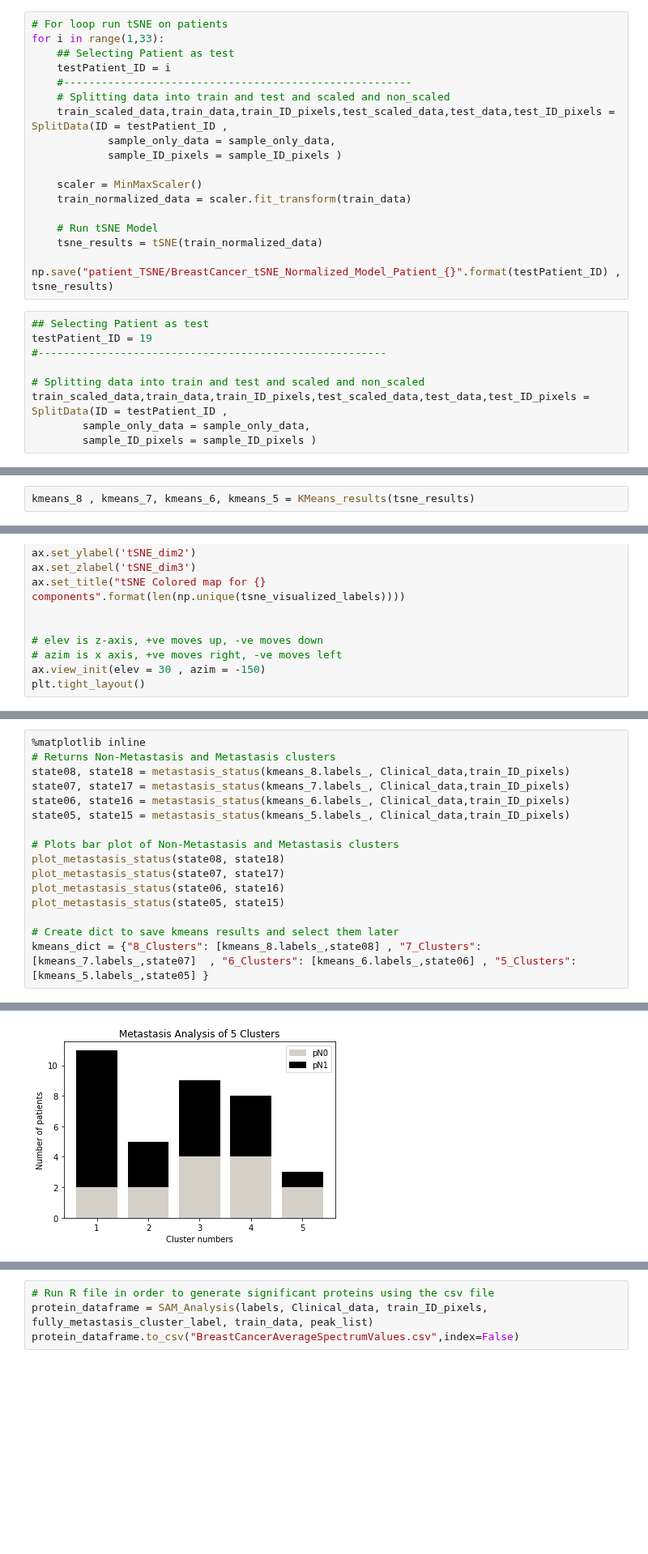
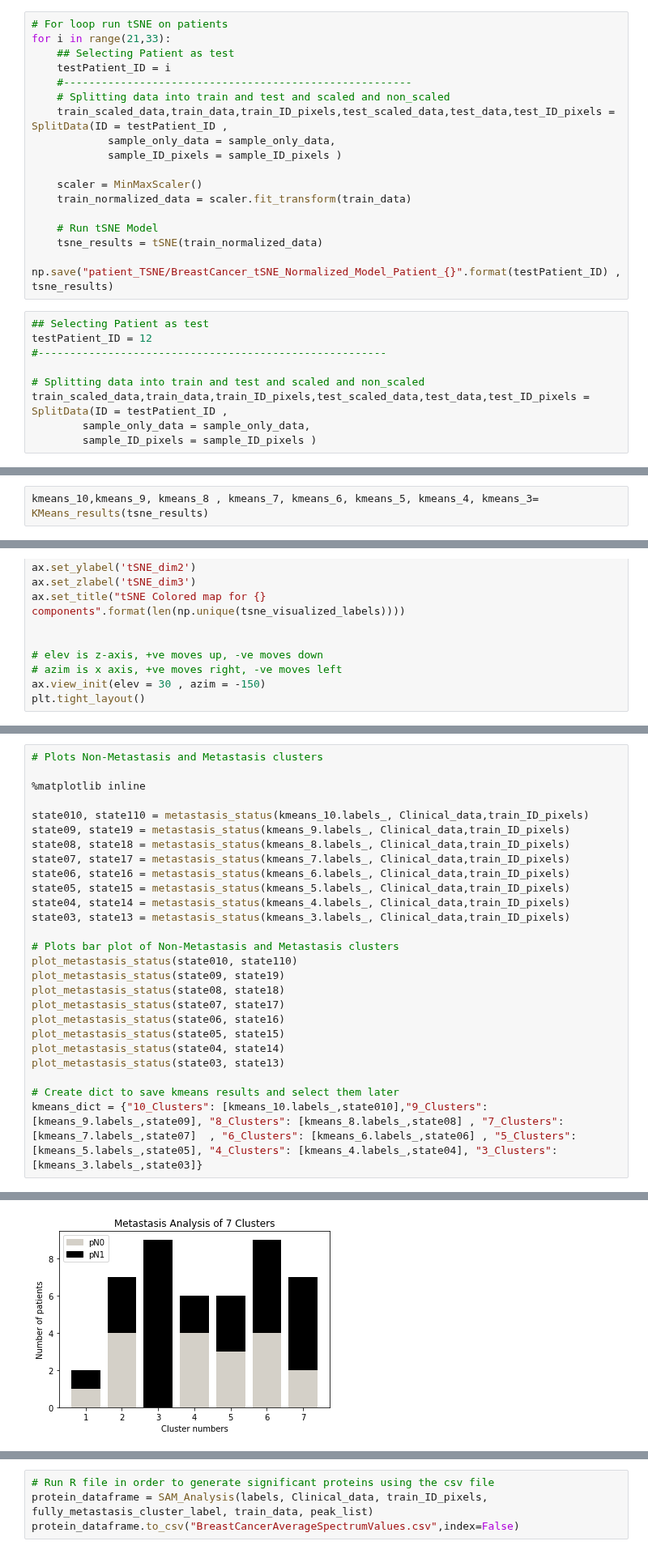
Before and after one commit to Youssef-Saleh/GP-MSI, a Jupyter notebook: Breast Cancer/BreastModel.ipynb, the cells around one changed output, grey strips where cells are left out. Shown at 81% size. Drawn from its saved outputs; the diff is of its cells as text; blank space fills up the shorter version.

Commit message:
Updated Patient results in Breast Cancer

```diff
--- a/Breast Cancer/BreastModel.ipynb
+++ b/Breast Cancer/BreastModel.ipynb
@@ -61,7 +60,7 @@ total_results_dataframe_norm_KNN= pd.DataFrame(columns=["Patient to be predicted
 HE_image , MSI_data_cube , goodlist, peak_list, pixel_to_sample_ID, sample_only_data , sample_ID_pixels = ReadBreastData()
 # %%
 # For loop run tSNE on patients
-for i in range(1,33):
+for i in range(21,33):
     ## Selecting Patient as test
     testPatient_ID = i
     #-------------------------------------------------------
@@ -78,7 +77,7 @@ for i in range(1,33):
     np.save("patient_TSNE/BreastCancer_tSNE_Normalized_Model_Patient_{}".format(testPatient_ID) , tsne_results)
 # %%
 ## Selecting Patient as test
-testPatient_ID = 19
+testPatient_ID = 12
 #-------------------------------------------------------
 
 # Splitting data into train and test and scaled and non_scaled
@@ -171,7 +168,7 @@ fig.subplots_adjust(left=0, right=1, bottom=0, top=1)
 ax.view_init(elev = 20 , azim = -160)
 plt.tight_layout()
 # %%
-kmeans_8 , kmeans_7, kmeans_6, kmeans_5 = KMeans_results(tsne_results)
+kmeans_10,kmeans_9, kmeans_8 , kmeans_7, kmeans_6, kmeans_5, kmeans_4, kmeans_3= KMeans_results(tsne_results)
 # %%
 # kMeans tSNE
 tsne_visualized_labels = kmeans_8.labels_
@@ -200,19 +198,29 @@ plt.tight_layout()
 Clinical_data = ReadClinicalData(testPatient_ID , "ClinicalData.xlsx")
 Clinical_data_full = pd.read_excel("ClinicalData.xlsx","Breast Cancer Clinical Data")
 # %%
+# Plots Non-Metastasis and Metastasis clusters
+
 %matplotlib inline
-# Returns Non-Metastasis and Metastasis clusters
+
+state010, state110 = metastasis_status(kmeans_10.labels_, Clinical_data,train_ID_pixels)
+state09, state19 = metastasis_status(kmeans_9.labels_, Clinical_data,train_ID_pixels)
 state08, state18 = metastasis_status(kmeans_8.labels_, Clinical_data,train_ID_pixels)
 state07, state17 = metastasis_status(kmeans_7.labels_, Clinical_data,train_ID_pixels)
 state06, state16 = metastasis_status(kmeans_6.labels_, Clinical_data,train_ID_pixels)
 state05, state15 = metastasis_status(kmeans_5.labels_, Clinical_data,train_ID_pixels)
+state04, state14 = metastasis_status(kmeans_4.labels_, Clinical_data,train_ID_pixels)
+state03, state13 = metastasis_status(kmeans_3.labels_, Clinical_data,train_ID_pixels)
 
 # Plots bar plot of Non-Metastasis and Metastasis clusters
+plot_metastasis_status(state010, state110)
+plot_metastasis_status(state09, state19)
 plot_metastasis_status(state08, state18)
 plot_metastasis_status(state07, state17)
 plot_metastasis_status(state06, state16)
 plot_metastasis_status(state05, state15)
+plot_metastasis_status(state04, state14)
+plot_metastasis_status(state03, state13)
 
 # Create dict to save kmeans results and select them later
-kmeans_dict = {"8_Clusters": [kmeans_8.labels_,state08] , "7_Clusters": [kmeans_7.labels_,state07]  , "6_Clusters": [kmeans_6.labels_,state06] , "5_Clusters": [kmeans_5.labels_,state05] }
+kmeans_dict = {"10_Clusters": [kmeans_10.labels_,state010],"9_Clusters": [kmeans_9.labels_,state09], "8_Clusters": [kmeans_8.labels_,state08] , "7_Clusters": [kmeans_7.labels_,state07]  , "6_Clusters": [kmeans_6.labels_,state06] , "5_Clusters": [kmeans_5.labels_,state05], "4_Clusters": [kmeans_4.labels_,state04], "3_Clusters": [kmeans_3.labels_,state03]}
 # %% [output]
@@ -230 +238 @@ Metastasis: [9. 3. 5. 4. 1.]
-[figure, old version]
+[figure, new version]
```
Also changed, not shown: parts of 21 cells of this notebook, 52 other files.
